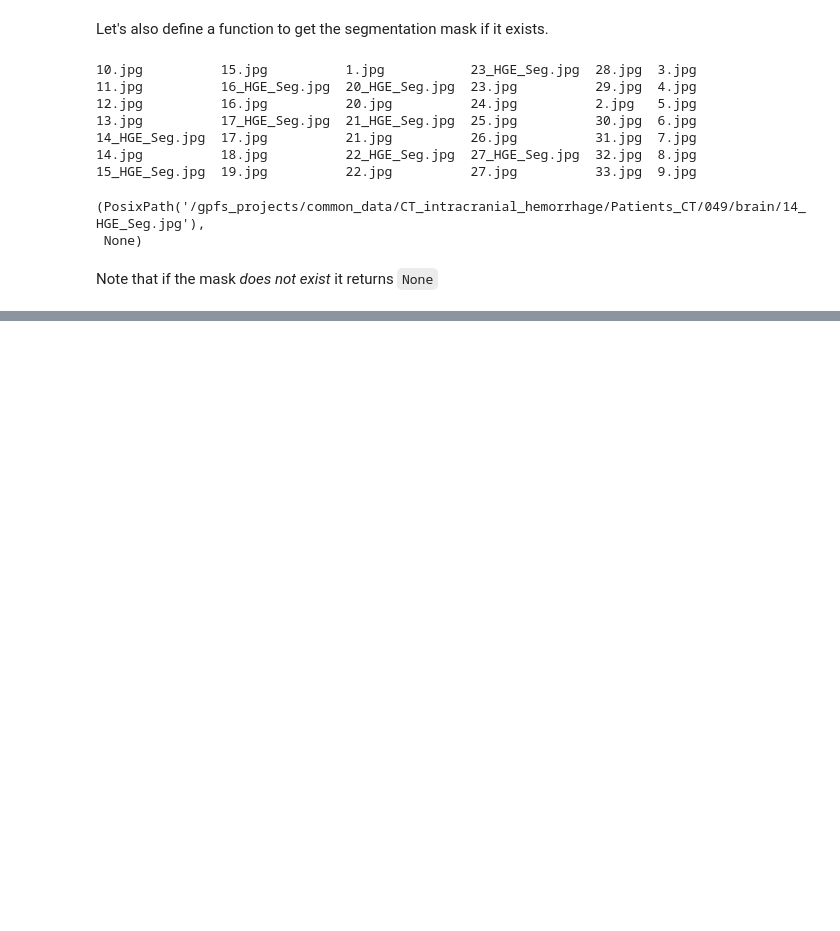
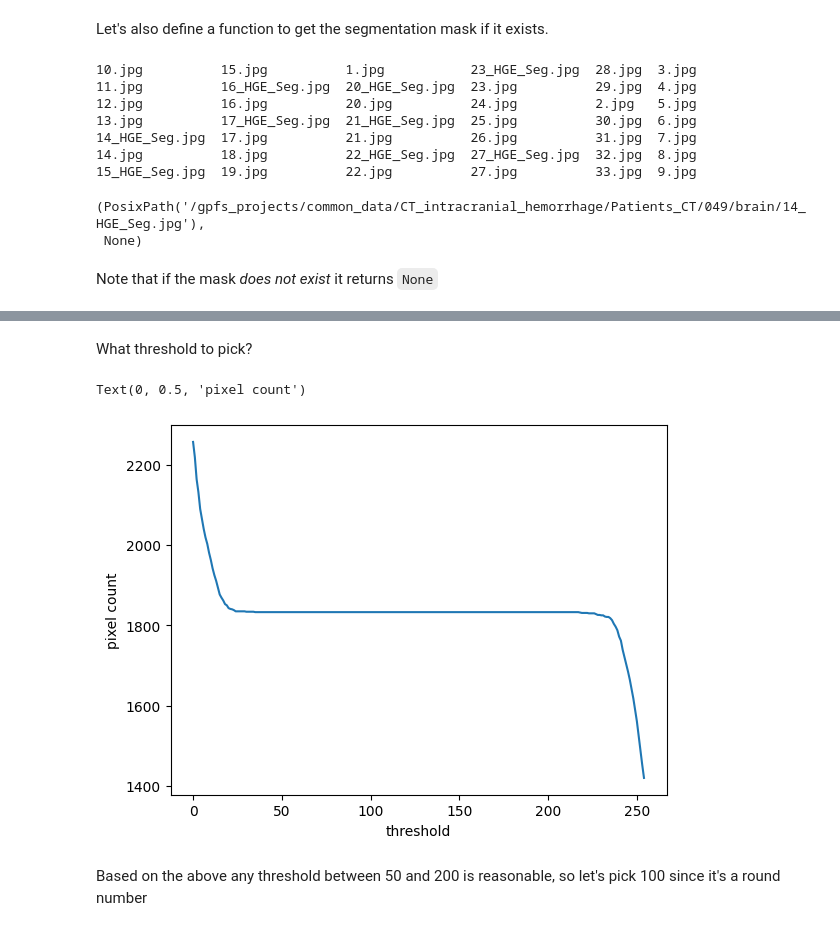
Before and after one commit to brandonjnelsonFDA/PedSilicoICH, a Jupyter notebook: notebooks/basic_eda.ipynb, the cells around one changed output, grey strips where cells are left out. Saved outputs shown, nothing was run; the diff lists cells and outputs as text; code cells hidden in the pictures; blank space fills up the shorter version.

```diff
--- a/notebooks/basic_eda.ipynb
+++ b/notebooks/basic_eda.ipynb
@@ -224,0 +259,13 @@ Here we can start to aggregate lesion morphology properties like shape, volume -
+# %% [markdown]
+What threshold to pick?
+# %%
+list_of_thresholds = list(range(255))
+counts = [(lesion_mask > t).sum() for t in list_of_thresholds]
+plt.plot(list_of_thresholds, counts)
+plt.xlabel('threshold')
+plt.ylabel('pixel count')
+# %% [output]
+Text(0, 0.5, 'pixel count')
+[figure, added]
+# %% [markdown]
+Based on the above any threshold between 50 and 200 is reasonable, so let's pick 100 since it's a round number
```
Also changed, not shown: parts of 25 cells of this notebook.
